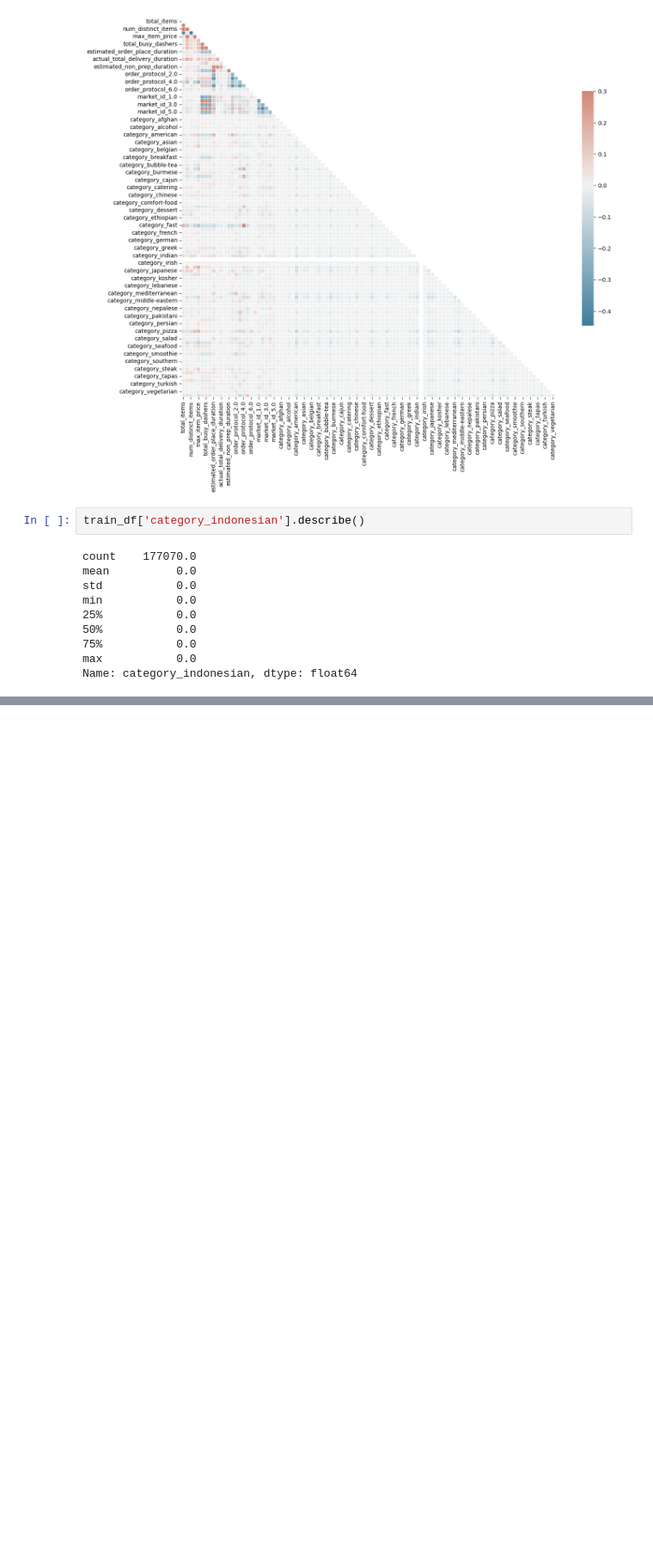
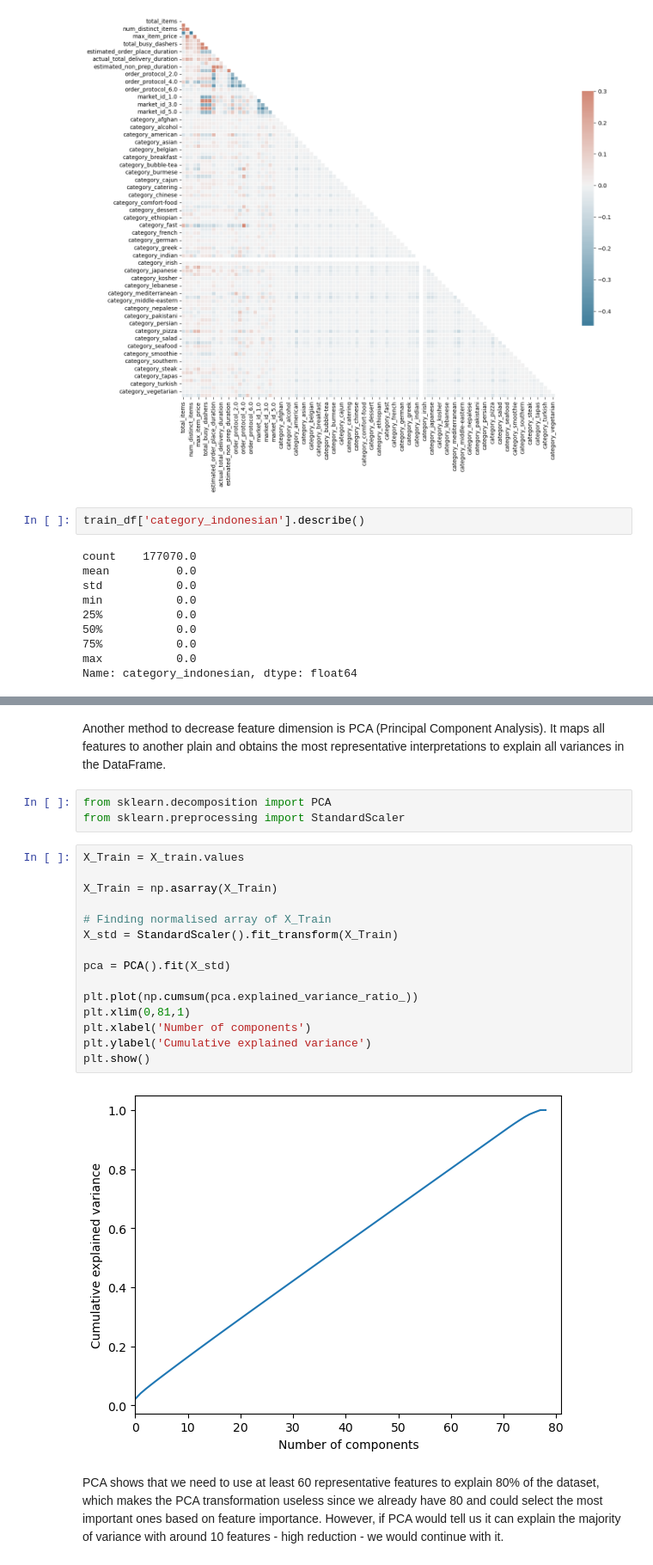
Before and after one commit to tugceturkkal/Data-Projects, a Jupyter notebook: Delivery Duration Prediction.ipynb, the cells around one changed output, grey strips where cells are left out. Shown at 86% size. Cells and saved outputs as stored; diff of their text form; blank space fills up the shorter version.

```diff
--- a/Delivery Duration Prediction.ipynb
+++ b/Delivery Duration Prediction.ipynb
@@ -268,0 +594,24 @@ Name: category_indonesian, dtype: float64
+# %% [markdown]
+Another method to decrease feature dimension is PCA (Principal Component Analysis). It maps all features to another plain and obtains the most representative interpretations to explain all variances in the DataFrame.
+# %%
+from sklearn.decomposition import PCA
+from sklearn.preprocessing import StandardScaler
+# %%
+X_Train = X_train.values
+
+X_Train = np.asarray(X_Train)
+
+# Finding normalised array of X_Train
+X_std = StandardScaler().fit_transform(X_Train)
+
+pca = PCA().fit(X_std)
+
+plt.plot(np.cumsum(pca.explained_variance_ratio_))
+plt.xlim(0,81,1)
+plt.xlabel('Number of components')
+plt.ylabel('Cumulative explained variance')
+plt.show()
+# %% [output]
+[figure, added]
+# %% [markdown]
+PCA shows that we need to use at least 60 representative features to explain 80% of the dataset, which makes the PCA transformation useless since we already have 80 and could select the most important ones based on feature importance. However, if PCA would tell us it can explain the majority of variance with around 10 features - high reduction - we would continue with it.
```
Also changed, not shown: parts of 30 cells of this notebook.
